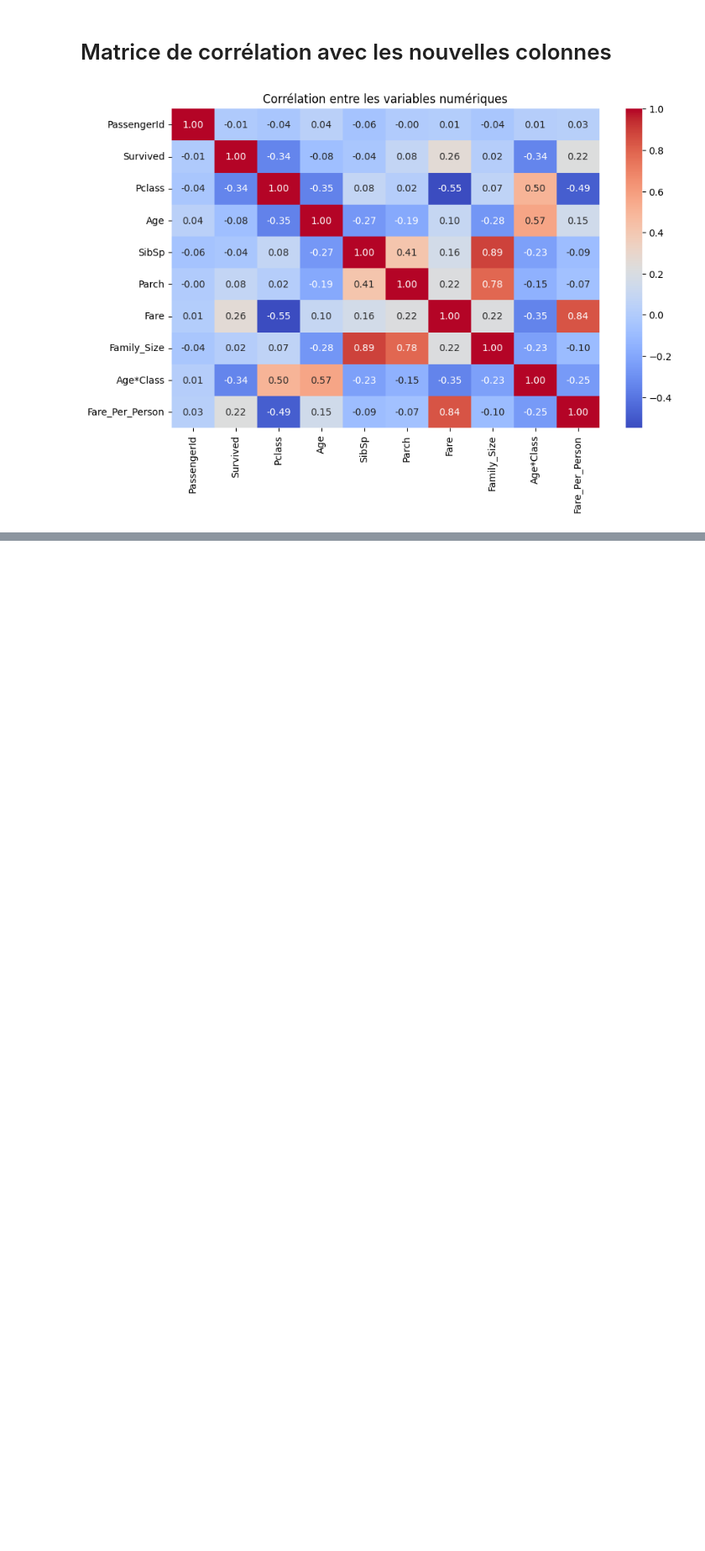
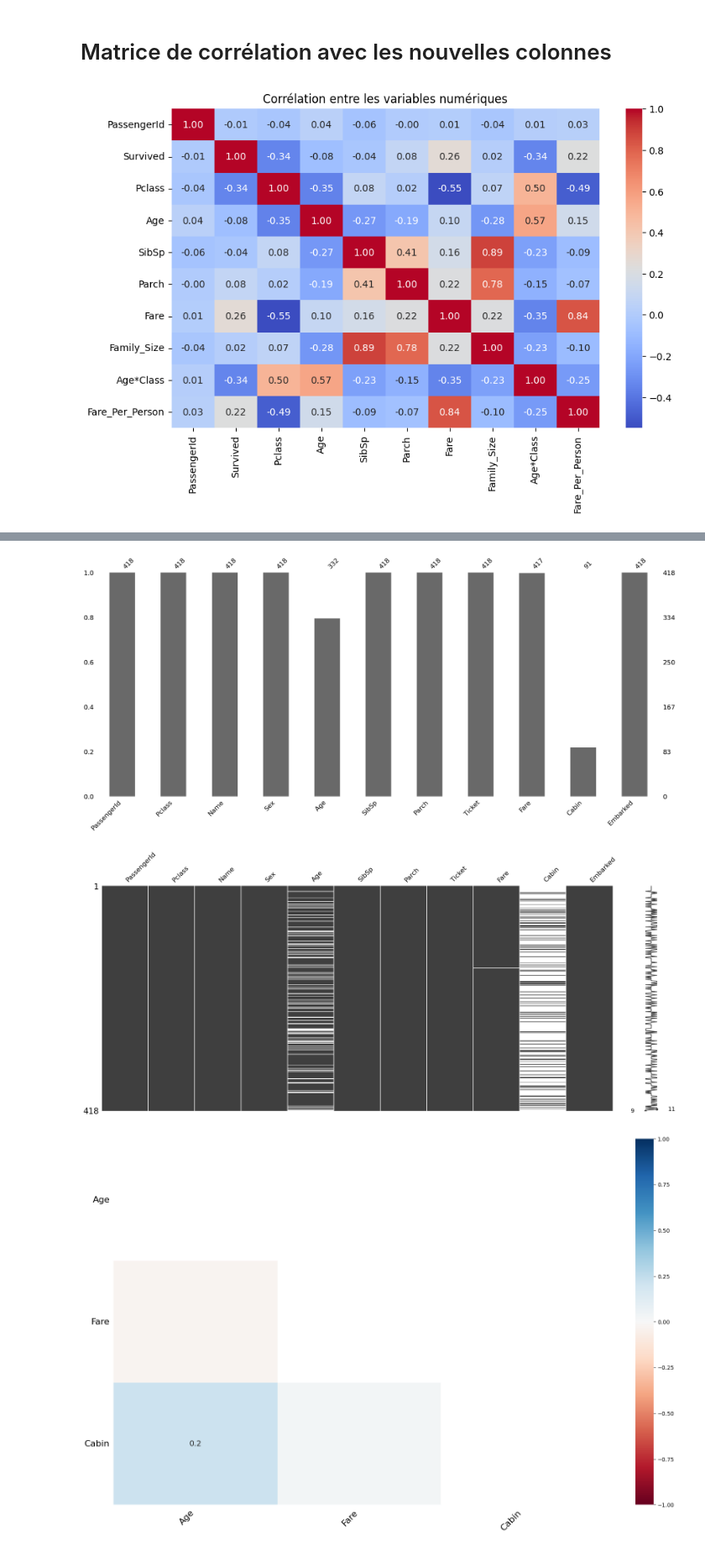
Before and after one commit to koubbahamza/01_titanic_statistical_analysis, a Jupyter notebook: notebooks/01_data_analysis.ipynb, the cells around one changed output, grey strips where cells are left out. Shown at 84% size. Saved outputs shown, nothing was run; the diff lists cells and outputs as text; code cells hidden in the pictures; blank space fills up the shorter version.

```diff
--- a/notebooks/01_data_analysis.ipynb
+++ b/notebooks/01_data_analysis.ipynb
@@ -486,0 +520,14 @@ plt.show()
+# %%
+import missingno as msno
+msno.bar(test)
+plt.show()
+
+msno.matrix(test)
+plt.show()
+
+msno.heatmap(test)
+plt.show()
+# %% [output]
+[figure, added]
+[figure, added]
+[figure, added]
```
Also changed, not shown: parts of 38 cells of this notebook.
